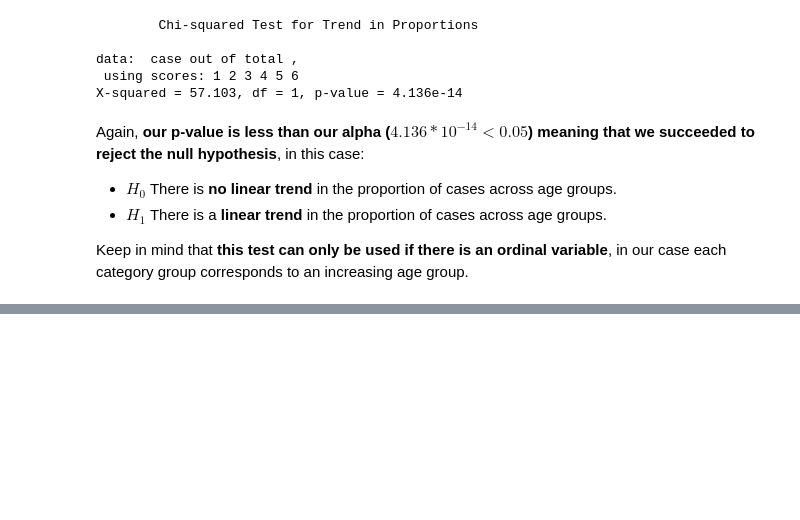
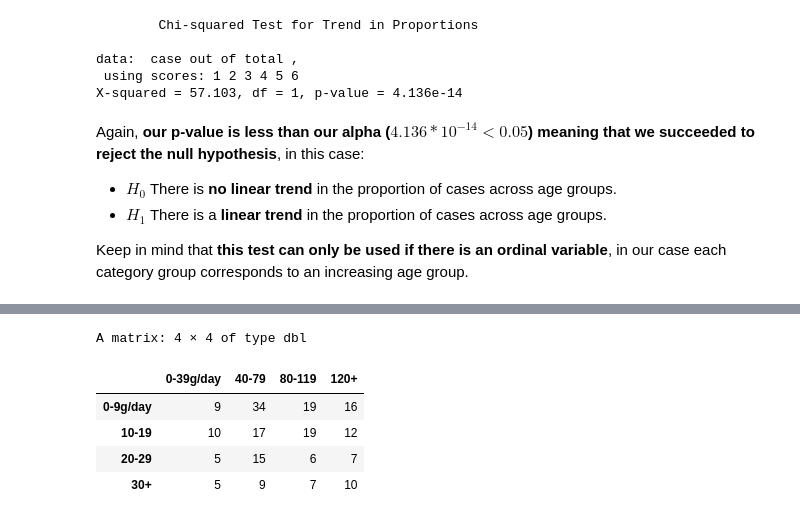
Before and after one commit to guimorg/hypothesis-testing-R, a Jupyter notebook: notebooks/Statistical Testing with R.ipynb, the cells around one changed output, grey strips where cells are left out. Drawn from its saved outputs; the diff is of its cells as text; code cells hidden in the pictures; blank space fills up the shorter version.

```diff
--- a/notebooks/Statistical Testing with R.ipynb
+++ b/notebooks/Statistical Testing with R.ipynb
@@ -205,0 +225,17 @@ Keep in mind that **this test can only be used if there is an ordinal variable**
+# %%
+# First we need to aggregate our data into our matrix of m x n
+# where m is the number of categories for variable A and n is
+# the number of categories for feature B
+
+# This is also referred as the contigency table or multi-way r' c table
+
+table_1 <- tapply(esoph$ncases, list(esoph$tobgp, esoph$alcgp), sum)
+# %%
+table_1
+# %% [output]
+A matrix: 4 × 4 of type dbl
+|  | 0-39g/day | 40-79 | 80-119 | 120+ |
+| 0-9g/day | 9 | 34 | 19 | 16 |
+| 10-19 | 10 | 17 | 19 | 12 |
+| 20-29 | 5 | 15 | 6 | 7 |
+| 30+ | 5 | 9 | 7 | 10 |
```
Also changed, not shown: parts of 7 cells of this notebook.
